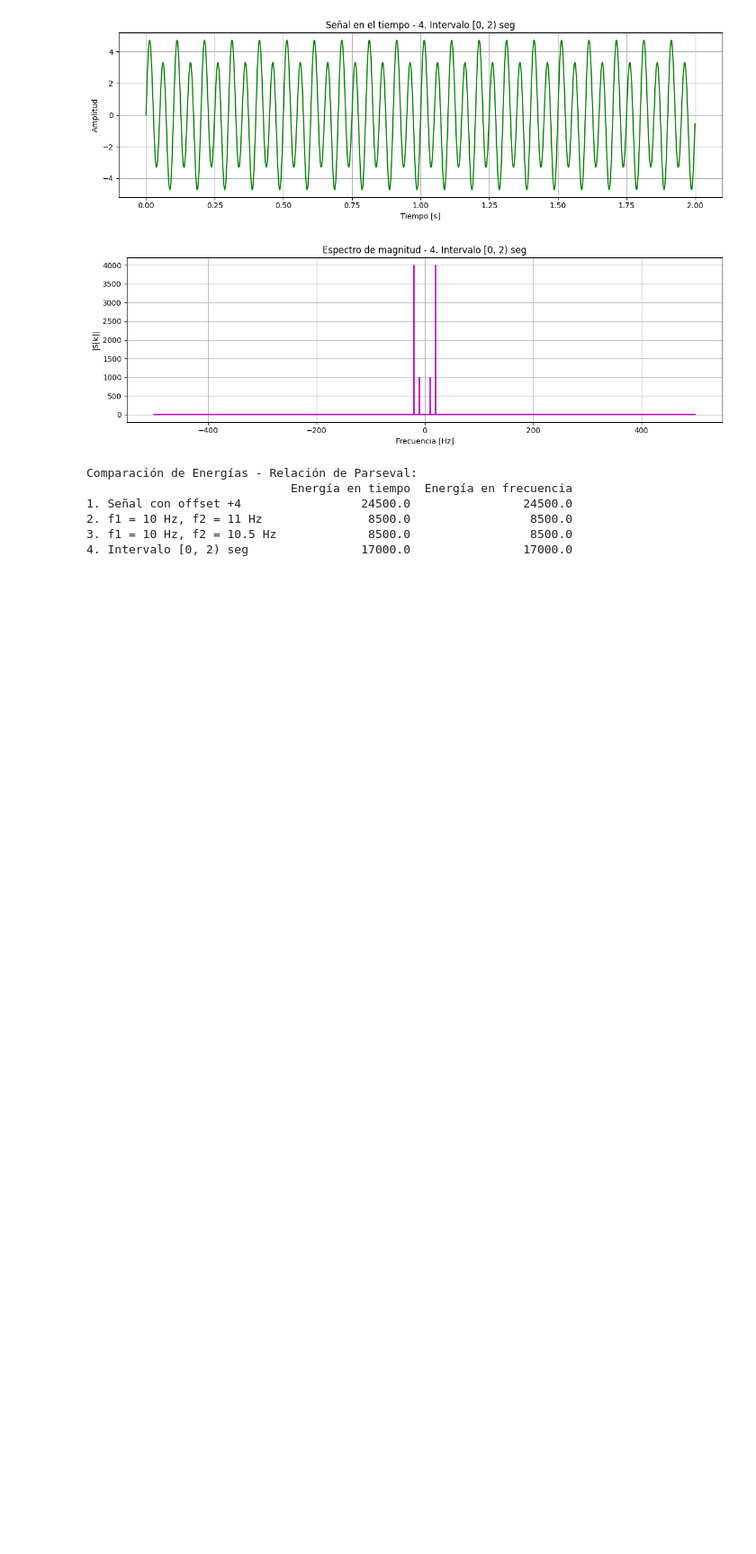
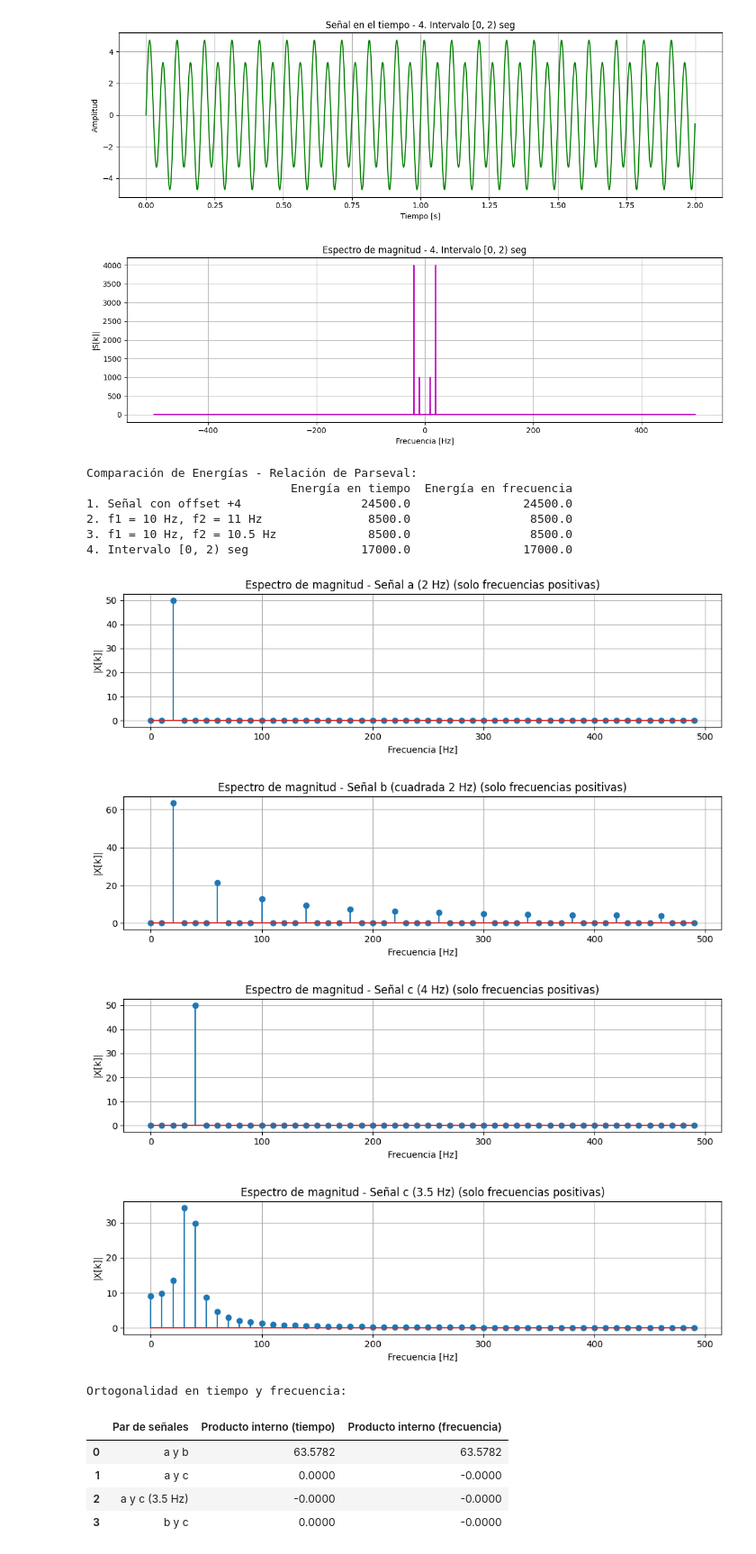
Before and after one commit to JuanKeiner/PDS_2025, a Jupyter notebook: Guia4/Guia4.ipynb, the cells around one changed output. Shown: that part at 90% size. Saved outputs shown, nothing was run; the diff lists cells and outputs as text; code cells hidden in the pictures; blank space fills up the shorter version.

```diff
--- a/Guia4/Guia4.ipynb
+++ b/Guia4/Guia4.ipynb
@@ -200,0 +244,55 @@ Comparación de Energías - Relación de Parseval:
+# %%
+
+t, a = senoidal(0,1,2,100)
+_, b = cuadrada(frecuencia=2, fs=100, duracion=1)
+_, c = senoidal(0, 1, 4, 100)
+_, c_35 = senoidal(0, 1, 3.5, 100)
+# ---------- 1. Ortogonalidad en tiempo ----------
+pares_tiempo = [
+    ("a y b", a, b),
+    ("a y c", a, c),
+    ("b y c", b, c),
+    ("a y c (3.5 Hz)", a, c_35),  # <- este nombre debe coincidir
+]
+
+resultados_tiempo = []
+for nombre, s1, s2 in pares_tiempo:
+    prod = ortogonalidad(s1, s2)
+    resultados_tiempo.append([nombre, round(prod, 4)])
+
+df_tiempo = pd.DataFrame(resultados_tiempo, columns=["Par de señales", "Producto interno (tiempo)"])
+
+# ---------- 2. Ortogonalidad en frecuencia ----------
+Xa = analizar_tdf(a, "a (2 Hz)", fs)
+Xb = analizar_tdf(b, "b (cuadrada 2 Hz)", fs)
+Xc = analizar_tdf(c, "c (4 Hz)", fs)
+Xc_35 = analizar_tdf(c_35, "c (3.5 Hz)", fs)
+
+pares_frecuencia = [
+    ('a y b', Xa, Xb),
+    ('a y c', Xa, Xc),
+    ('b y c', Xb, Xc),
+    ('a y c (3.5 Hz)', Xa, Xc_35),
+]
+
+resultados_frecuencia = []
+for nombre, X1, X2 in pares_frecuencia:
+    prod = np.vdot(X1, X2) / len(X1)  # Producto interno normalizado
+    resultados_frecuencia.append([nombre, round(np.real(prod), 4)])
+
+df_frecuencia = pd.DataFrame(resultados_frecuencia, columns=["Par de señales", "Producto interno (frecuencia)"])
+df_total = pd.merge(df_tiempo, df_frecuencia, on="Par de señales", how="outer")
+
+print("Ortogonalidad en tiempo y frecuencia:")
+display(df_total)
+# %% [output]
+[figure, added]
+[figure, added]
+[figure, added]
+[figure, added]
+Ortogonalidad en tiempo y frecuencia:
+|  | Par de señales | Producto interno (tiempo) | Producto interno (frecuencia) |
+| 0 | a y b | 63.5782 | 63.5782 |
+| 1 | a y c | 0.0000 | -0.0000 |
+| 2 | a y c (3.5 Hz) | -0.0000 | -0.0000 |
+| 3 | b y c | 0.0000 | -0.0000 |
```
Also changed, not shown: parts of 1 cell of this notebook.
